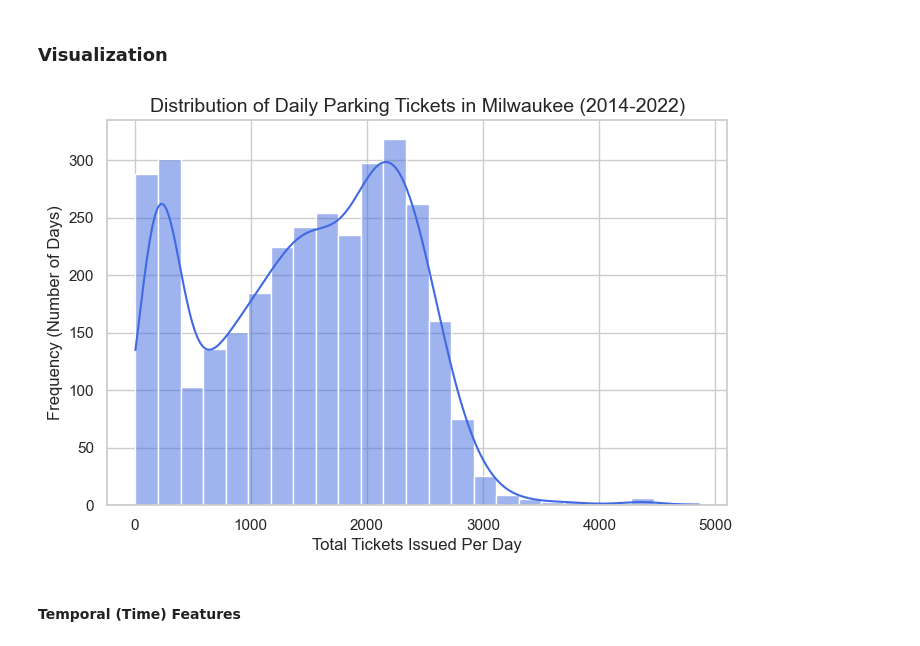
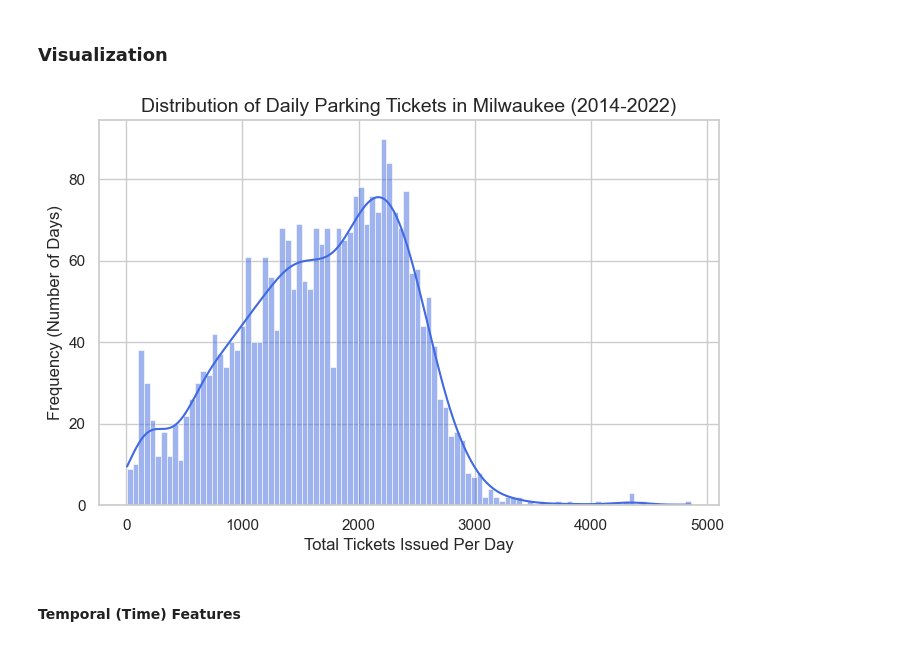
Before and after one commit to johneckberg/Milwaukee-Ticket-Data-Analysis, a Jupyter notebook: parking_final_project.ipynb, the cells around one changed output. Saved outputs shown, nothing was run; the diff lists cells and outputs as text; code cells hidden in the pictures.

```diff
--- a/parking_final_project.ipynb
+++ b/parking_final_project.ipynb
@@ -282,16 +282,21 @@ daily_summary_df.sample(10)
 # %%
 sns.set_theme(style="whitegrid")
 
+# drop the year 2020 and 2021 for the histogram to see if the distribution changes without the covid years (since they are likely outliers in terms of ticket counts)
+# daily_summary_no_covid_df = daily_summary_df[~daily_summary_df['Year'].isin([2020, 2021, 2022])]
+daily_summary_no_sunday_df = daily_summary_df[~daily_summary_df['WeekDay'].isin(['Sunday'])]
+
 # Histogram Plot of the Distribution of Total Daily Tickets -> show Right Skewed Tail
 plt.figure(figsize=(8, 5))
-sns.histplot(daily_summary_df['total_tickets'], bins=25, kde=True, color='royalblue')
+sns.histplot(daily_summary_no_sunday_df['total_tickets'], bins=100, kde=True, color='royalblue')
+
 
 plt.title("Distribution of Daily Parking Tickets in Milwaukee (2014-2022)", fontsize=14)
 plt.xlabel("Total Tickets Issued Per Day", fontsize=12)
 plt.ylabel("Frequency (Number of Days)", fontsize=12)
 plt.show()
 # %% [output]
-[figure, old version]
+[figure, new version]
 # %% [markdown]
 #### Temporal (Time) Features
 # %%
```
Also changed, not shown: parts of 10 cells of this notebook, 1 other file.
